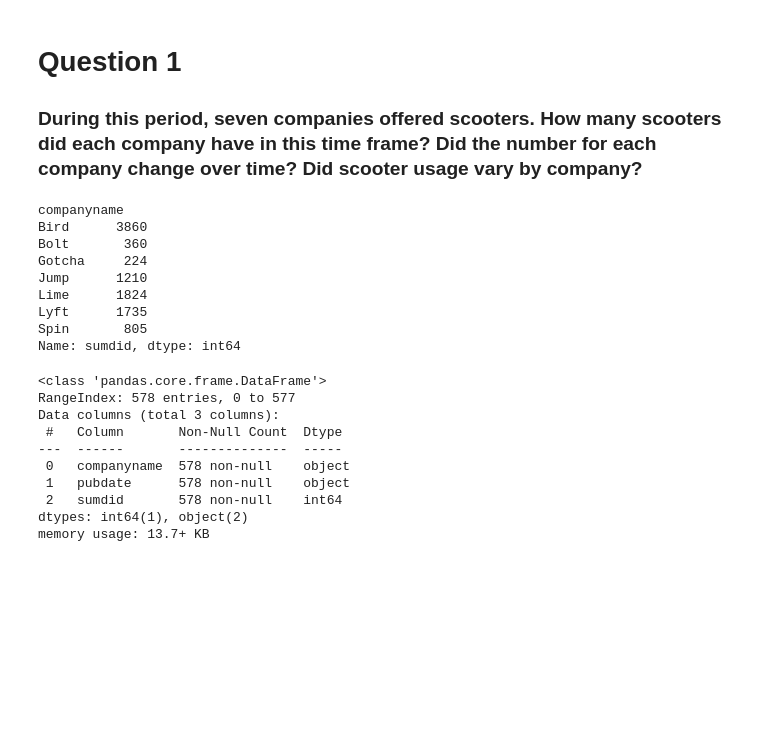
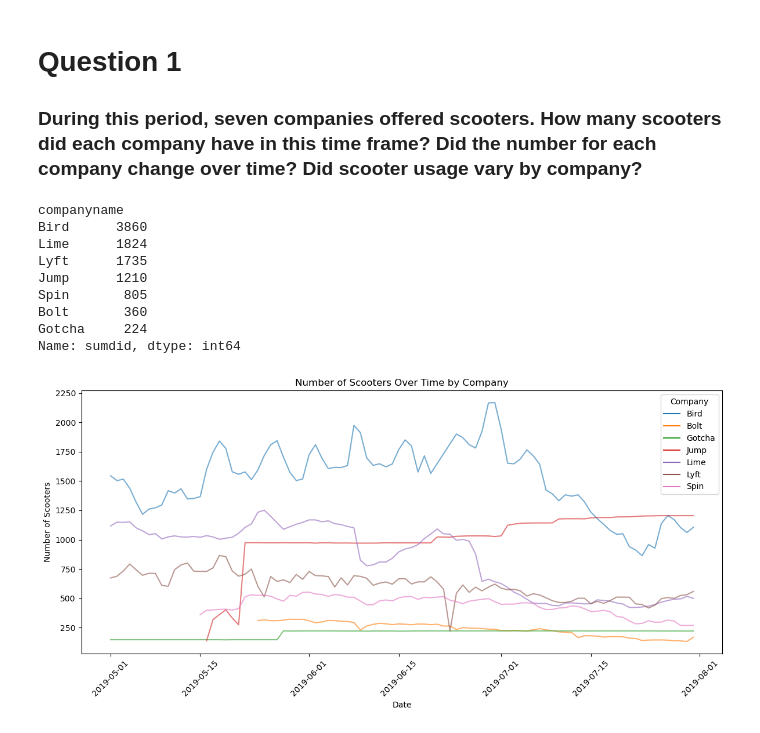
Before and after one commit to NSS-Data-Analytics-Cohort-11/scooters-no-pineapple, a Jupyter notebook: notebook/scooters.ipynb, the cells around one changed output. Cells and saved outputs as stored; diff of their text form; code cells hidden in the pictures; blank space fills up the shorter version.

```diff
--- a/notebook/scooters.ipynb
+++ b/notebook/scooters.ipynb
@@ -106,47 +106,37 @@ trips['pubtimestamp'] = pd.to_datetime(trips['pubtimestamp'], format='mixed')
 ### During this period, seven companies offered scooters. How many scooters did each company have in this time frame? Did the number for each company change over time? Did scooter usage vary by company?
 # %%
 # How many scooters did each company have in this time frame?
-scooters.groupby('companyname')['sumdid'].nunique()
+scooters.groupby('companyname')['sumdid'].nunique().sort_values(ascending=False)
 # %% [output]
 companyname
 Bird      3860
+Lime      1824
+Lyft      1735
+Jump      1210
+Spin       805
 Bolt       360
 Gotcha     224
-Jump      1210
-Lime      1824
-Lyft      1735
-Spin       805
 Name: sumdid, dtype: int64
 # %%
 # Did the number for each company change over time?
 scooters_by_day = (scooters
                    .assign(pubdate = scooters['pubdatetime'].dt.date)
                    .groupby(['companyname', 'pubdate'])['sumdid']
                    .nunique()
                    .reset_index())
 
 plt.figure(figsize=(12, 6))
 sns.lineplot(data=scooters_by_day, x='pubdate', y='sumdid', hue='companyname', alpha=.6)
-sns.move_legend(st, "upper left", bbox_to_anchor=(1, 1))
+#sns.move_legend("upper left", bbox_to_anchor=(1, 1))
 plt.xticks(rotation=45)
 plt.title('Number of Scooters Over Time by Company')
 plt.xlabel('Date')
 plt.ylabel('Number of Scooters')
 plt.legend(title='Company')
 plt.tight_layout()
 plt.show()
-plt.show()
 # %% [output]
-<class 'pandas.core.frame.DataFrame'>
-RangeIndex: 578 entries, 0 to 577
-Data columns (total 3 columns):
- #   Column       Non-Null Count  Dtype
----  ------       --------------  -----
- 0   companyname  578 non-null    object
- 1   pubdate      578 non-null    object
- 2   sumdid       578 non-null    int64
-dtypes: int64(1), object(2)
-memory usage: 13.7+ KB
+[figure, added]
 # %%
 # Did scooter usage vary by company?
 trips_by_day = (trips
```
Also changed, not shown: parts of 16 cells of this notebook.
